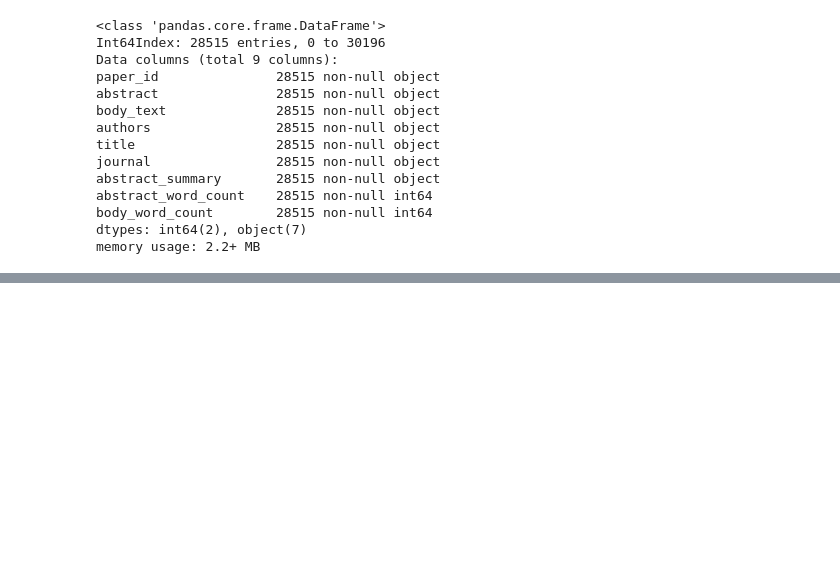
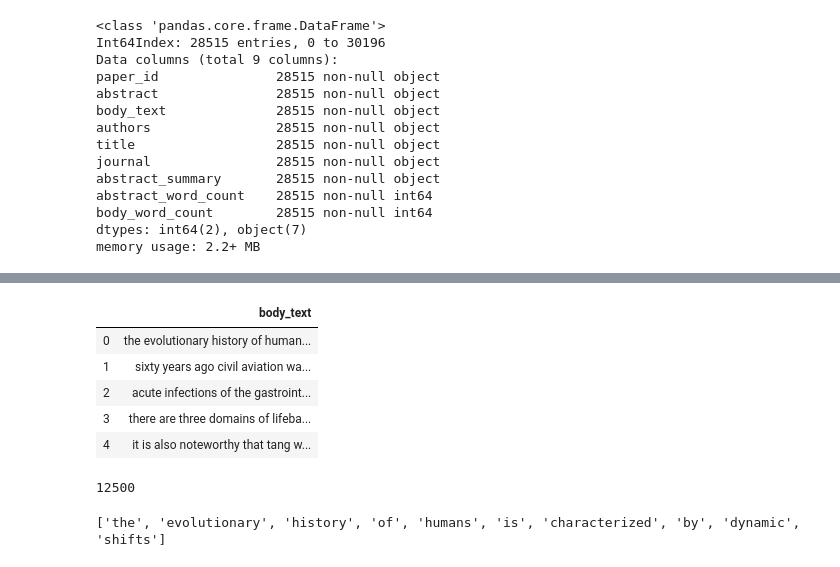
Before and after one commit to jcanque777/covid_19, a Jupyter notebook: covid19_workbook.ipynb, the cells around one changed output, grey strips where cells are left out. Drawn from its saved outputs; the diff is of its cells as text; code cells hidden in the pictures; blank space fills up the shorter version.

```diff
--- a/covid19_workbook.ipynb
+++ b/covid19_workbook.ipynb
@@ -255,4 +255,12 @@ df_covid = df_covid.head(12500)
 #remove punctuation
 import re
 # %%
-df_covid['body_text'] = df_covid['body_text'].apply(lambda x: re.sub(''))
+df_covid['body_text'] = df_covid['body_text'].apply(lambda x: re.sub('[^a-zA-z0-9\s]','',x))
+df_covid['abstract'] = df_covid['abstract'].apply(lambda x: re.sub('[^a-zA-z0-9\s]','',x))
+# %%
+def lower_case(input_str):
+    input_str = input_str.lower()
+    return input_str
+
+df_covid['body_text'] = df_covid['body_text'].apply(lambda x: lower_case(x))
+df_covid['abstract'] = df_covid['abstract'].apply(lambda x: lower_case(x))
@@ -258,0 +276,16 @@ df_covid['body_text'] = df_covid['body_text'].apply(lambda x: re.sub(''))
+# %%
+text = df_covid.drop(["paper_id", "abstract", "abstract_word_count", "body_word_count", "authors", "title", "journal", "abstract_summary"], axis=1)
+# %%
+text.head()
+# %% [output]
+|  | body_text |
+| 0 | the evolutionary history of human... |
+| 1 | sixty years ago civil aviation wa... |
+| 2 | acute infections of the gastroint... |
+| 3 | there are three domains of lifeba... |
+| 4 | it is also noteworthy that tang w... |
+# %%
+text_arr = text.stack().tolist()
+len(text_arr)
+# %% [output]
+12500
@@ -258,0 +296,4 @@ df_covid['body_text'] = df_covid['body_text'].apply(lambda x: re.sub(''))
+# %%
+print(words[0][:10])
+# %% [output]
+['the', 'evolutionary', 'history', 'of', 'humans', 'is', 'characterized', 'by', 'dynamic', 'shifts']
```
Also changed, not shown: parts of 3 cells of this notebook.
